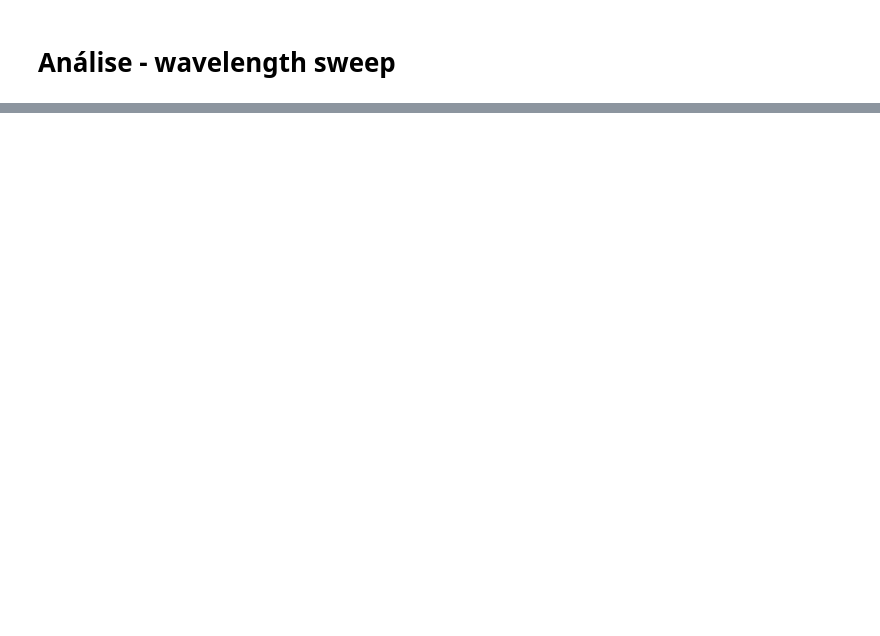
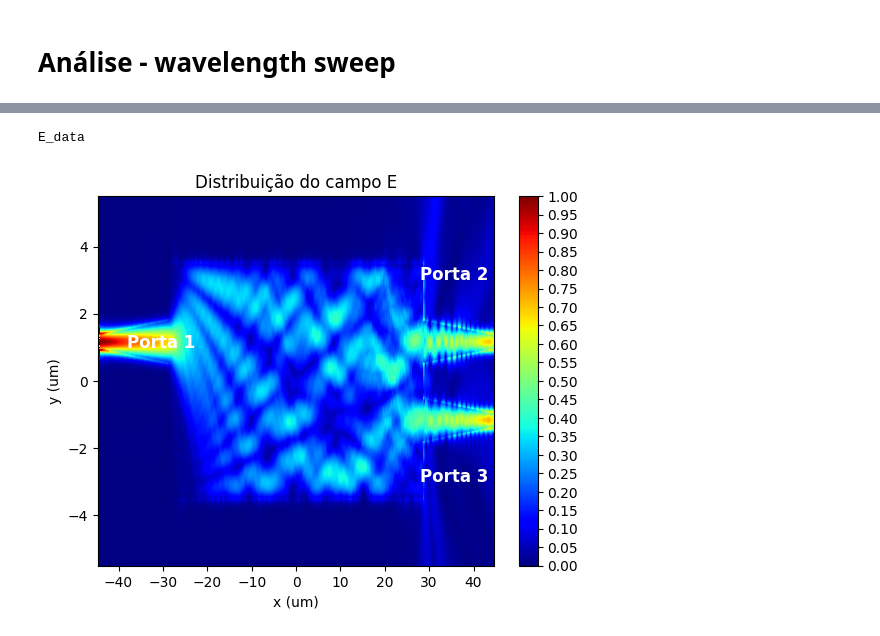
Before and after one commit to ana-ameno/Photonics---MMI-Lumerical-API-, a Jupyter notebook: mmi EME.ipynb, the cells around one changed output, grey strips where cells are left out. Saved outputs shown, nothing was run; the diff lists cells and outputs as text; code cells hidden in the pictures; blank space fills up the shorter version.

```diff
--- a/mmi EME.ipynb
+++ b/mmi EME.ipynb
@@ -638,3 +638,47 @@ emeApi.set('z span',port_z_span + 2 * bound_z_offset)
 #emeApi.save(filename_var)
 # %%
 emeApi.run()
+# %%
+
+E_data = emeApi.getresult('monitor','E')
+print('E_data')
+# %% [output]
+E_data
+# %%
+x = E_data['x']
+x = x[:,0]/um
+
+y = E_data['y']
+y = y[:,0]/um
+
+z = E_data['z']
+E_data = E_data['E']
+
+Ex = E_data[:, :, 0, :, 0]
+Ey = E_data[:, :, 0, :, 1]
+Ez = E_data[:, :, 0, :, 2]
+
+Emag = np.sqrt(np.abs(Ex)**2 + np.abs(Ey)**2 + np.abs(Ez)**2)
+# %%
+plt.figure()
+mycmap = plt.get_cmap('jet')
+
+v = np.linspace(0, 1, 999, endpoint=True)
+cbar = np.linspace(0,1,21)
+
+contour = plt.contourf(x, y, np.transpose(Emag[:,:,0]), v, cmap=mycmap)
+plt.colorbar(ticks=cbar)
+
+plt.title("Distribuição do campo E", fontsize=12)
+plt.ylabel("y (um)", fontsize=10)
+plt.xlabel("x (um)", fontsize=10)
+
+
+
+plt.text(-38, 1, 'Porta 1', fontsize=12, fontweight='bold', color='w')
+plt.text(28, -3, 'Porta 3', fontsize=12, fontweight='bold', color='w')
+plt.text(28, 3, 'Porta 2', fontsize=12, fontweight='bold', color='w')
+
+plt.show()
+# %% [output]
+[figure, added]
```
Also changed, not shown: parts of 6 cells of this notebook.
